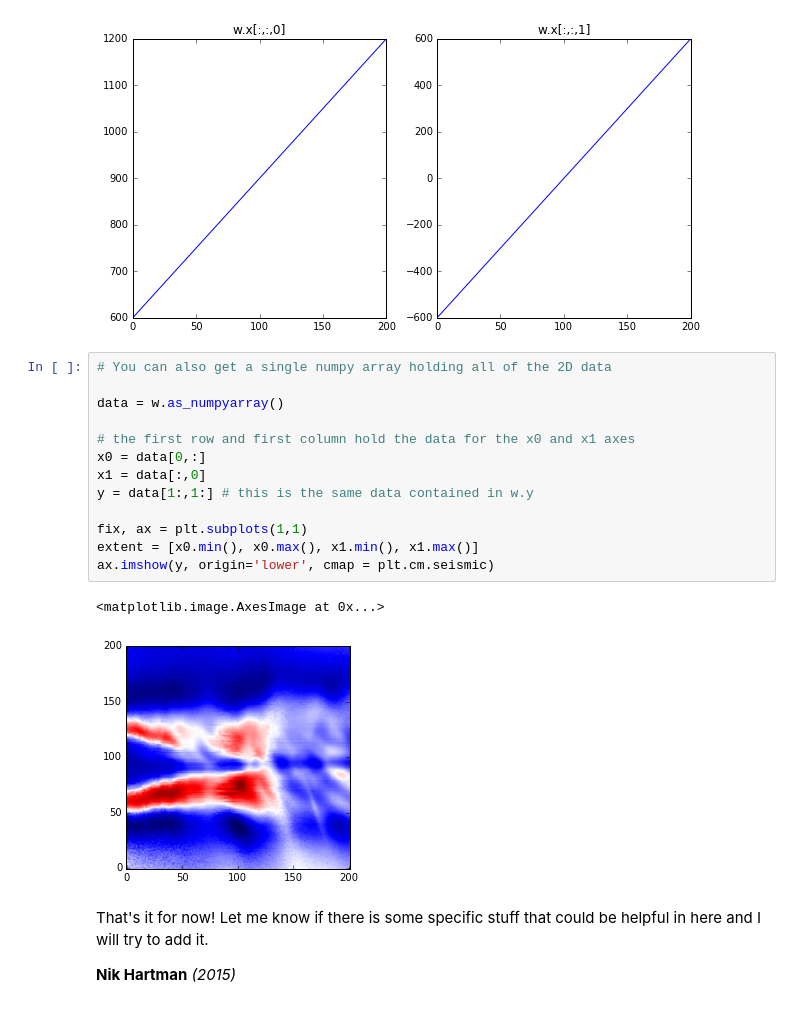
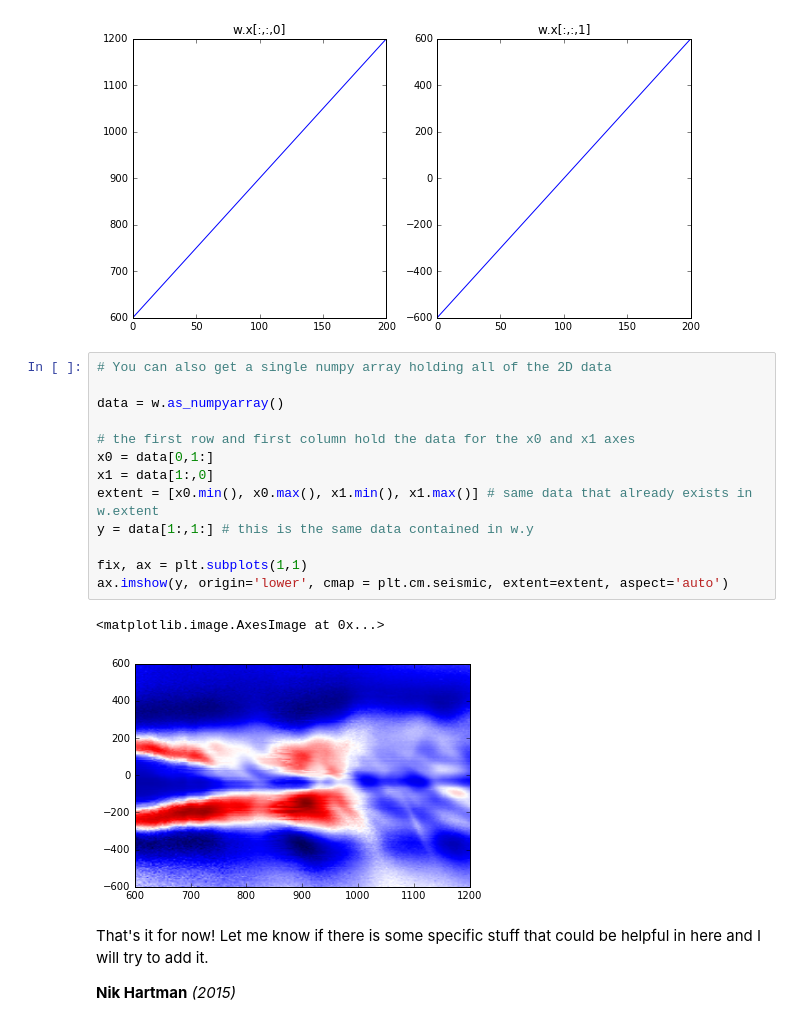
Before and after one commit to richardvancouver/folkbooks, a Jupyter notebook: igor_python_tutorial.ipynb, the cells around one changed output. Cells and saved outputs as stored; diff of their text form.

```diff
--- a/igor_python_tutorial.ipynb
+++ b/igor_python_tutorial.ipynb
@@ -134,19 +134,19 @@ ax[1].set_title('w.x[:,:,1]')
 # %%
 # You can also get a single numpy array holding all of the 2D data
 
 data = w.as_numpyarray()
 
 # the first row and first column hold the data for the x0 and x1 axes
-x0 = data[0,:]
-x1 = data[:,0]
+x0 = data[0,1:]
+x1 = data[1:,0]
+extent = [x0.min(), x0.max(), x1.min(), x1.max()] # same data that already exists in w.extent
 y = data[1:,1:] # this is the same data contained in w.y
 
 fix, ax = plt.subplots(1,1)
-extent = [x0.min(), x0.max(), x1.min(), x1.max()]
-ax.imshow(y, origin='lower', cmap = plt.cm.seismic)
+ax.imshow(y, origin='lower', cmap = plt.cm.seismic, extent=extent, aspect='auto')
 # %% [output]
 <matplotlib.image.AxesImage at 0x...>
-[figure, old version]
+[figure, new version]
 # %% [markdown]
 That's it for now! Let me know if there is some specific stuff that could be helpful in here and I will try to add it.
 
```
